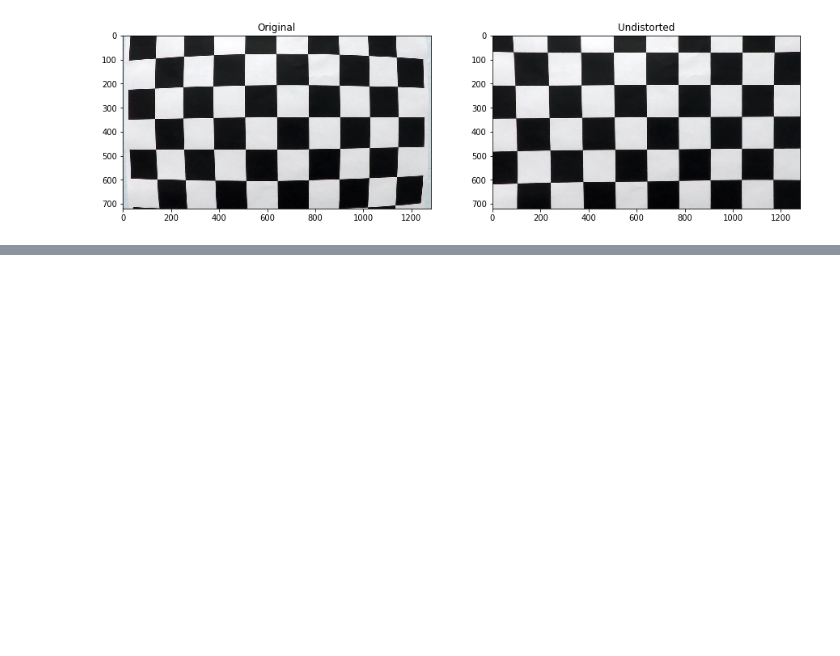
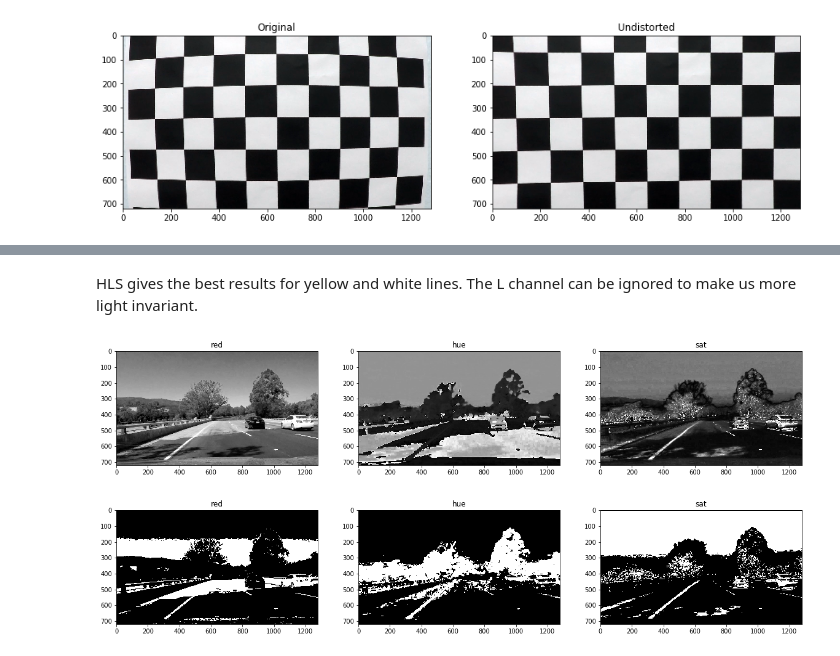
Before and after one commit to rummanwaqar/CarND-Advanced-Lane-Lines, a Jupyter notebook: Advance Lane Finding.ipynb, the cells around one changed output, grey strips where cells are left out. Saved outputs shown, nothing was run; the diff lists cells and outputs as text; code cells hidden in the pictures; blank space fills up the shorter version.

```diff
--- a/Advance Lane Finding.ipynb
+++ b/Advance Lane Finding.ipynb
@@ -104,0 +149,28 @@ plt.show()
+# %% [markdown]
+HLS gives the best results for yellow and white lines. The L channel can be ignored to make us more light invariant.
+# %%
+# thresholding
+img = mpimg.imread(images[2])
+hls = cv2.cvtColor(img, cv2.COLOR_RGB2HLS)
+r_channel = img[:,:,0]
+h_channel = hls[:,:,0]
+s_channel = hls[:,:,2]
+display_channels(np.dstack((r_channel,h_channel,s_channel)), ['red', 'hue', 'sat'], os.path.join(output_folder, 'red_hue_sat.jpg'))
+
+def threshold(img, thresh):
+    assert len(img.shape) == 2
+    mask = np.zeros_like(img)
+    mask[(img >= thresh[0]) & (img <= thresh[1])] = 1
+    return mask
+
+r_thresh = (150,255)
+red_mask = threshold(r_channel, r_thresh)
+h_thresh = (15, 100)
+hue_mask = threshold(h_channel, h_thresh)
+s_thresh = (100, 255)
+sat_mask = threshold(s_channel, s_thresh)
+
+display_channels(np.dstack((red_mask,hue_mask,sat_mask)), ['red', 'hue', 'sat'], os.path.join(output_folder, 'red_hue_sat_threshold.jpg'))
+# %% [output]
+[figure, added]
+[figure, added]
```
Also changed, not shown: parts of 12 cells of this notebook, 9 other files.
